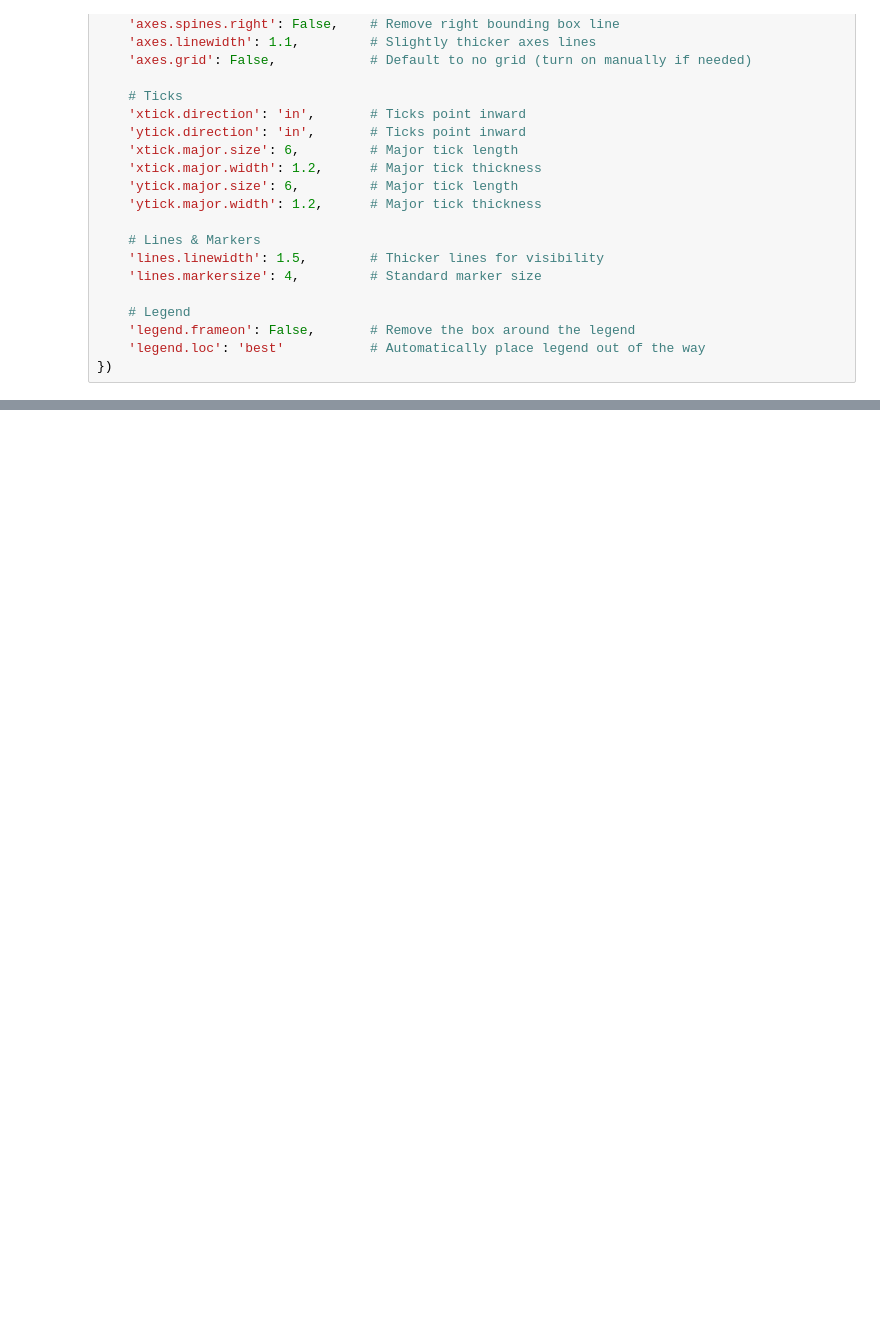
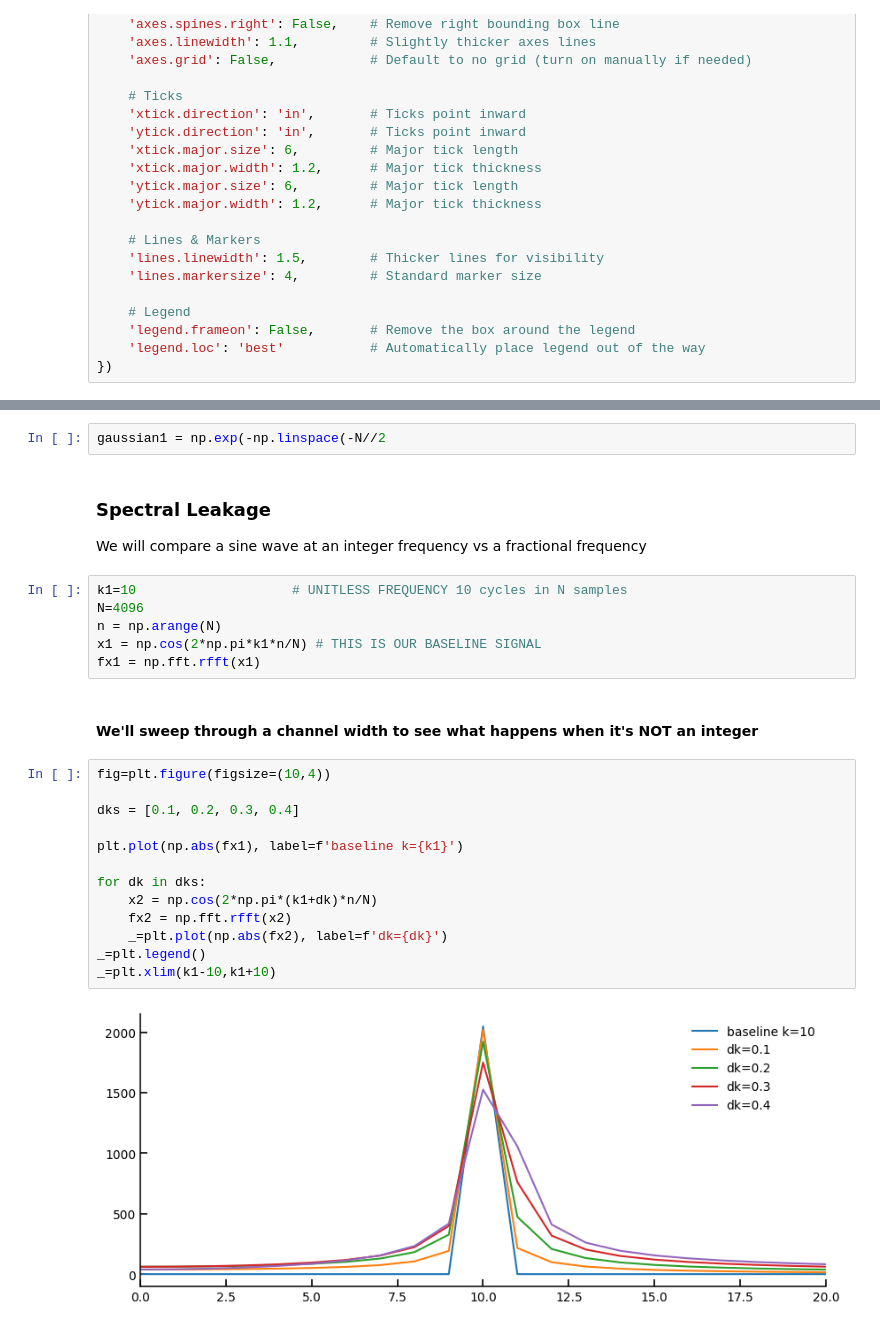
Before and after one commit to Chujo58/CRASIES2026, a Jupyter notebook: signal processing/spectral_leakage.ipynb, the cells around one changed output, grey strips where cells are left out. Cells and saved outputs as stored; diff of their text form; blank space fills up the shorter version.

```diff
--- a/signal processing/spectral_leakage.ipynb
+++ b/signal processing/spectral_leakage.ipynb
@@ -62,0 +92,29 @@ I can exactly represent a sine wave at integer multiples of the sampling width i
+# %%
+gaussian1 = np.exp(-np.linspace(-N//2
+# %% [markdown]
+### Spectral Leakage
+
+We will compare a sine wave at an integer frequency vs a fractional frequency
+# %%
+k1=10                    # UNITLESS FREQUENCY 10 cycles in N samples
+N=4096
+n = np.arange(N)
+x1 = np.cos(2*np.pi*k1*n/N) # THIS IS OUR BASELINE SIGNAL
+fx1 = np.fft.rfft(x1)
+# %% [markdown]
+#### We'll sweep through a channel width to see what happens when it's NOT an integer
+# %%
+fig=plt.figure(figsize=(10,4))
+
+dks = [0.1, 0.2, 0.3, 0.4]
+
+plt.plot(np.abs(fx1), label=f'baseline k={k1}')
+
+for dk in dks:
+    x2 = np.cos(2*np.pi*(k1+dk)*n/N)
+    fx2 = np.fft.rfft(x2)
+    _=plt.plot(np.abs(fx2), label=f'dk={dk}')
+_=plt.legend()
+_=plt.xlim(k1-10,k1+10)
+# %% [output]
+[figure, added]
```
Also changed, not shown: parts of 12 cells of this notebook, 5 other files.
